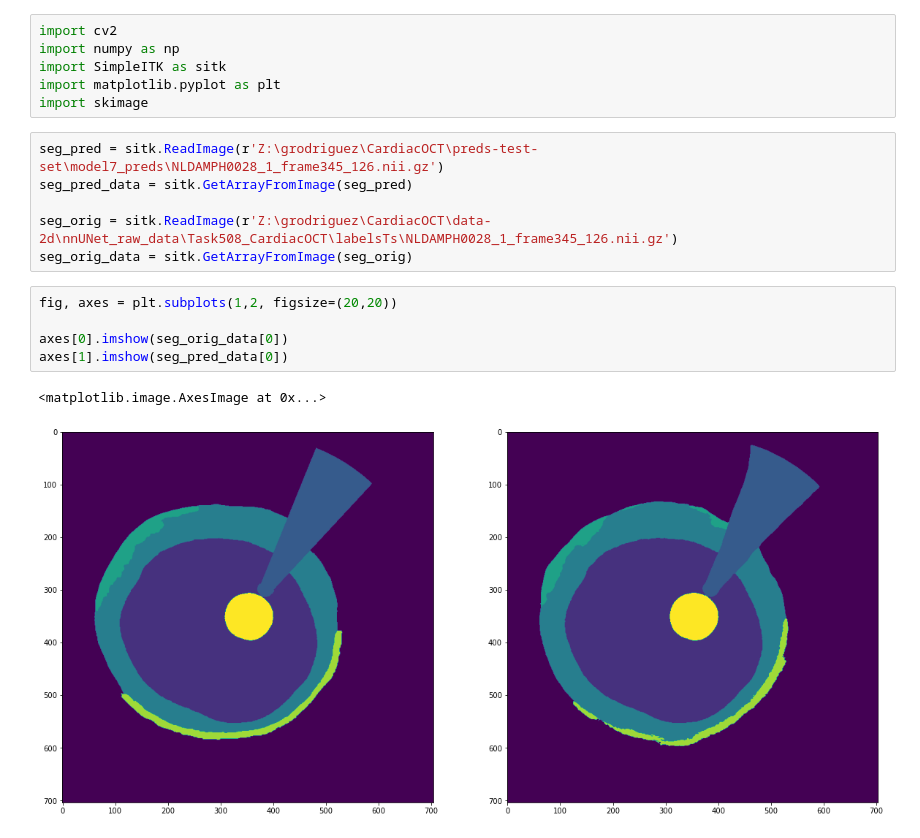
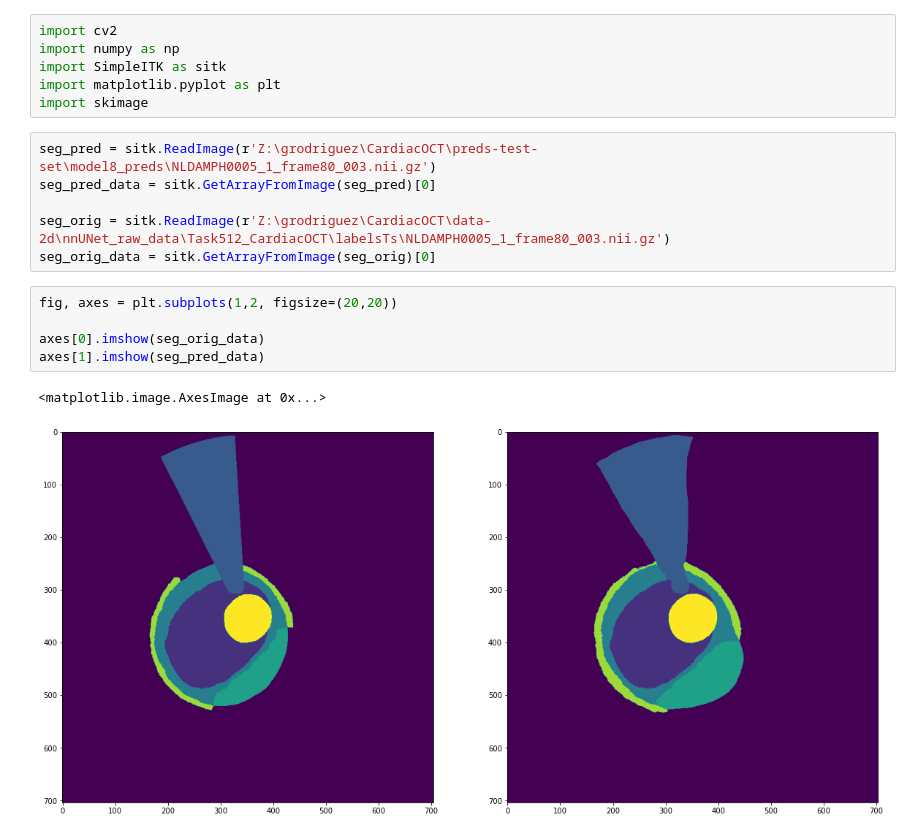
Before and after one commit to Gonzalo2408/CardiacOCT-project, a Jupyter notebook: code/others/connected_components.ipynb, the cells around one changed output. Drawn from its saved outputs; the diff is of its cells as text.

Commit message:
Update new test set

```diff
--- a/code/others/connected_components.ipynb
+++ b/code/others/connected_components.ipynb
@@ -5,16 +5,16 @@ import SimpleITK as sitk
 import matplotlib.pyplot as plt
 import skimage
 # %%
-seg_pred = sitk.ReadImage(r'Z:\grodriguez\CardiacOCT\preds-test-set\model7_preds\NLDAMPH0028_1_frame345_126.nii.gz')
-seg_pred_data = sitk.GetArrayFromImage(seg_pred)
+seg_pred = sitk.ReadImage(r'Z:\grodriguez\CardiacOCT\preds-test-set\model8_preds\NLDAMPH0005_1_frame80_003.nii.gz')
+seg_pred_data = sitk.GetArrayFromImage(seg_pred)[0]
 
-seg_orig = sitk.ReadImage(r'Z:\grodriguez\CardiacOCT\data-2d\nnUNet_raw_data\Task508_CardiacOCT\labelsTs\NLDAMPH0028_1_frame345_126.nii.gz')
-seg_orig_data = sitk.GetArrayFromImage(seg_orig)
+seg_orig = sitk.ReadImage(r'Z:\grodriguez\CardiacOCT\data-2d\nnUNet_raw_data\Task512_CardiacOCT\labelsTs\NLDAMPH0005_1_frame80_003.nii.gz')
+seg_orig_data = sitk.GetArrayFromImage(seg_orig)[0]
 # %%
 fig, axes = plt.subplots(1,2, figsize=(20,20))
 
-axes[0].imshow(seg_orig_data[0])
-axes[1].imshow(seg_pred_data[0])
+axes[0].imshow(seg_orig_data)
+axes[1].imshow(seg_pred_data)
 # %% [output]
 <matplotlib.image.AxesImage at 0x...>
-[figure, old version]
+[figure, new version]
```
Also changed, not shown: parts of 4 cells of this notebook, 22 other files.
